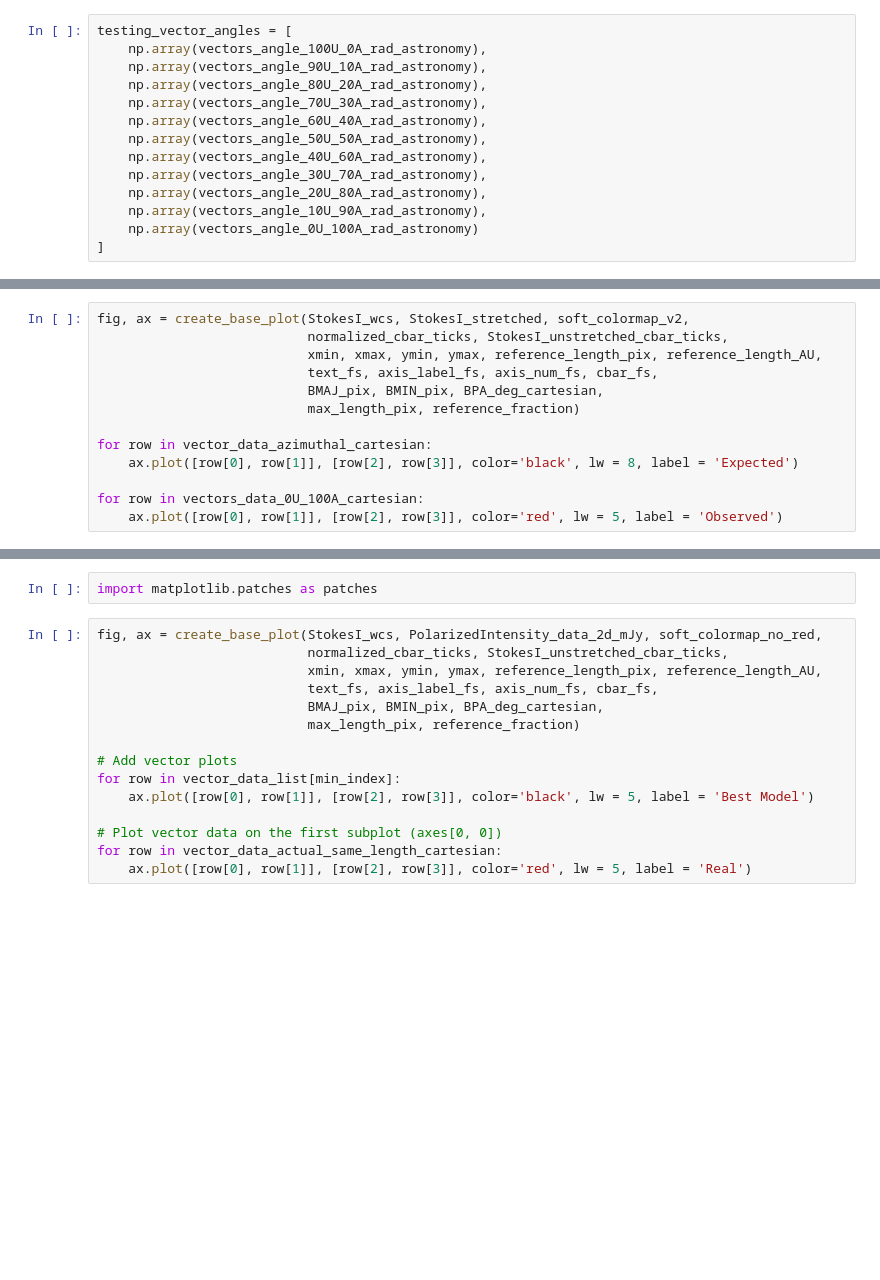
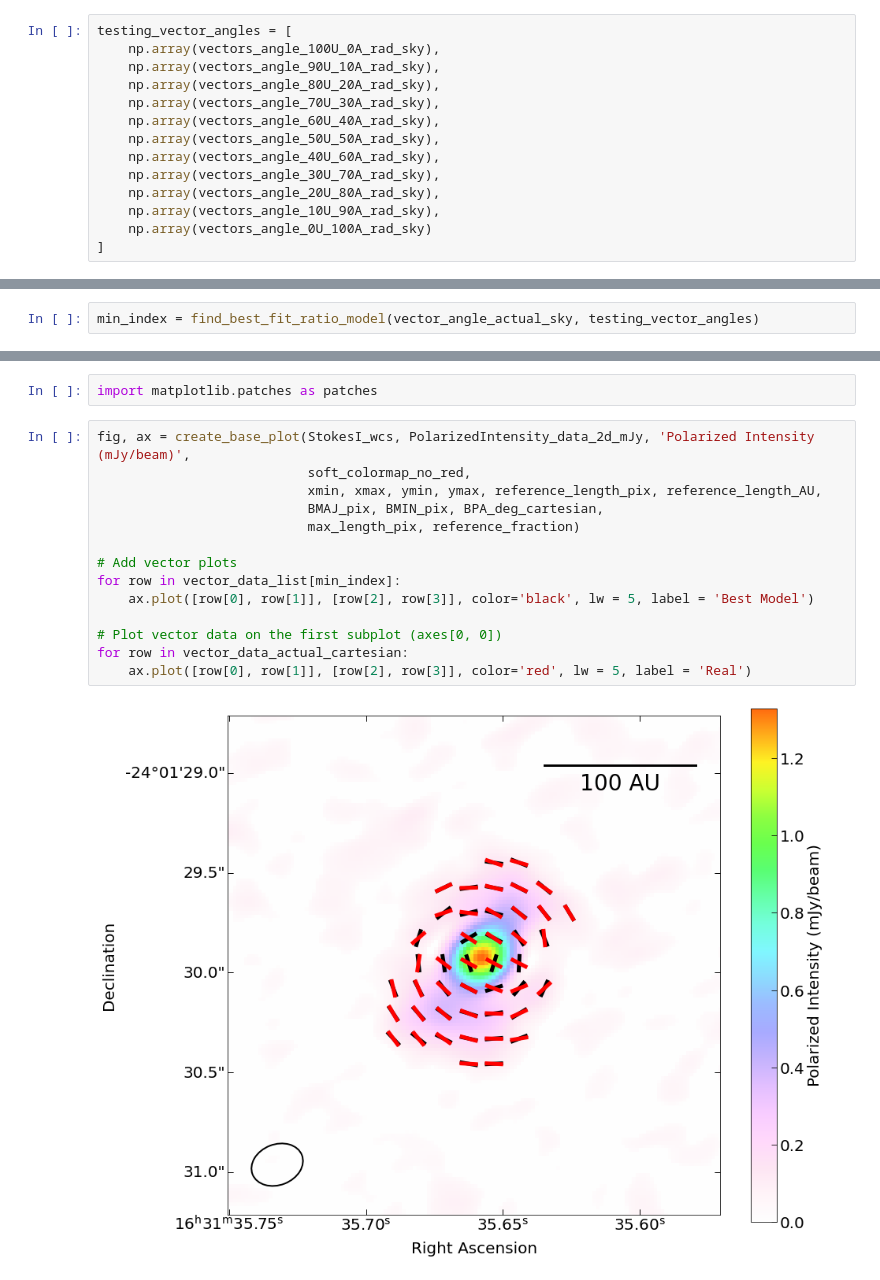
Before and after one commit to audreyburggraf/MastersThesis, a Jupyter notebook: PLOTTING C29 989/STOKES_U_Q_RATIO MAPS.ipynb, the cells around one changed output, grey strips where cells are left out. Drawn from its saved outputs; the diff is of its cells as text; blank space fills up the shorter version.

```diff
--- a/PLOTTING C29 989/STOKES_U_Q_RATIO MAPS.ipynb
+++ b/PLOTTING C29 989/STOKES_U_Q_RATIO MAPS.ipynb
@@ -298,17 +294,17 @@ $E_i$ = expected value
 ## Trying all ratios compared to things
 # %%
 testing_vector_angles = [
-    np.array(vectors_angle_100U_0A_rad_astronomy),
-    np.array(vectors_angle_90U_10A_rad_astronomy),
-    np.array(vectors_angle_80U_20A_rad_astronomy),
-    np.array(vectors_angle_70U_30A_rad_astronomy),
-    np.array(vectors_angle_60U_40A_rad_astronomy),
-    np.array(vectors_angle_50U_50A_rad_astronomy),
-    np.array(vectors_angle_40U_60A_rad_astronomy),
-    np.array(vectors_angle_30U_70A_rad_astronomy),
-    np.array(vectors_angle_20U_80A_rad_astronomy),
-    np.array(vectors_angle_10U_90A_rad_astronomy),
-    np.array(vectors_angle_0U_100A_rad_astronomy)
+    np.array(vectors_angle_100U_0A_rad_sky),
+    np.array(vectors_angle_90U_10A_rad_sky),
+    np.array(vectors_angle_80U_20A_rad_sky),
+    np.array(vectors_angle_70U_30A_rad_sky),
+    np.array(vectors_angle_60U_40A_rad_sky),
+    np.array(vectors_angle_50U_50A_rad_sky),
+    np.array(vectors_angle_40U_60A_rad_sky),
+    np.array(vectors_angle_30U_70A_rad_sky),
+    np.array(vectors_angle_20U_80A_rad_sky),
+    np.array(vectors_angle_10U_90A_rad_sky),
+    np.array(vectors_angle_0U_100A_rad_sky)
 ]
 # %% [markdown]
 ## Compared to 100 U
@@ -405,13 +374,0 @@ expected_100A = np.array(vector_angle_azimuthal_astronomy)
-# %%
-fig, ax = create_base_plot(StokesI_wcs, StokesI_stretched, soft_colormap_v2,
-                           normalized_cbar_ticks, StokesI_unstretched_cbar_ticks,
-                           xmin, xmax, ymin, ymax, reference_length_pix, reference_length_AU,
-                           text_fs, axis_label_fs, axis_num_fs, cbar_fs,
-                           BMAJ_pix, BMIN_pix, BPA_deg_cartesian,
-                           max_length_pix, reference_fraction)
-
-for row in vector_data_azimuthal_cartesian:
-    ax.plot([row[0], row[1]], [row[2], row[3]], color='black', lw = 8, label = 'Expected')
-
-for row in vectors_data_0U_100A_cartesian:
-    ax.plot([row[0], row[1]], [row[2], row[3]], color='red', lw = 5, label = 'Observed')
@@ -519,0 +415,2 @@ print(f'\nThe lowest chi-squared value is for {labels[min_index]}: xi^2 = {chi_s
+# %%
+min_index = find_best_fit_ratio_model(vector_angle_actual_sky, testing_vector_angles)
@@ -522,17 +435,18 @@ print(f'\nThe lowest chi-squared value is for {labels[min_index]}: xi^2 = {chi_s
 # %%
 import matplotlib.patches as patches
 # %%
-fig, ax = create_base_plot(StokesI_wcs, PolarizedIntensity_data_2d_mJy, soft_colormap_no_red,
-                           normalized_cbar_ticks, StokesI_unstretched_cbar_ticks,
+fig, ax = create_base_plot(StokesI_wcs, PolarizedIntensity_data_2d_mJy, 'Polarized Intensity (mJy/beam)',
+                           soft_colormap_no_red,
                            xmin, xmax, ymin, ymax, reference_length_pix, reference_length_AU,
-                           text_fs, axis_label_fs, axis_num_fs, cbar_fs,
                            BMAJ_pix, BMIN_pix, BPA_deg_cartesian,
                            max_length_pix, reference_fraction)
 
 # Add vector plots
 for row in vector_data_list[min_index]:
     ax.plot([row[0], row[1]], [row[2], row[3]], color='black', lw = 5, label = 'Best Model')
 
 # Plot vector data on the first subplot (axes[0, 0])
-for row in vector_data_actual_same_length_cartesian:
+for row in vector_data_actual_cartesian:
     ax.plot([row[0], row[1]], [row[2], row[3]], color='red', lw = 5, label = 'Real')
+# %% [output]
+[figure, added]
```
Also changed, not shown: parts of 45 cells of this notebook, 19 other files.
